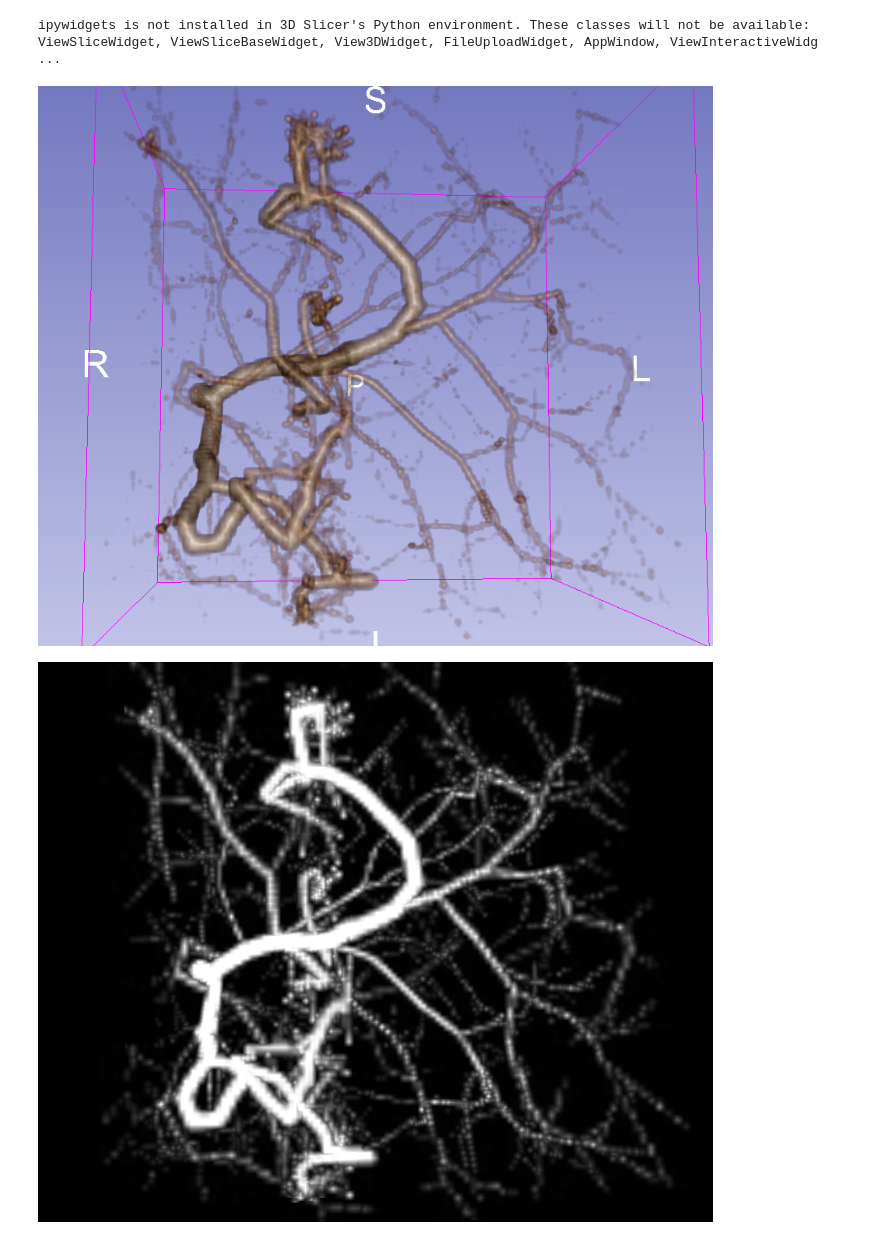
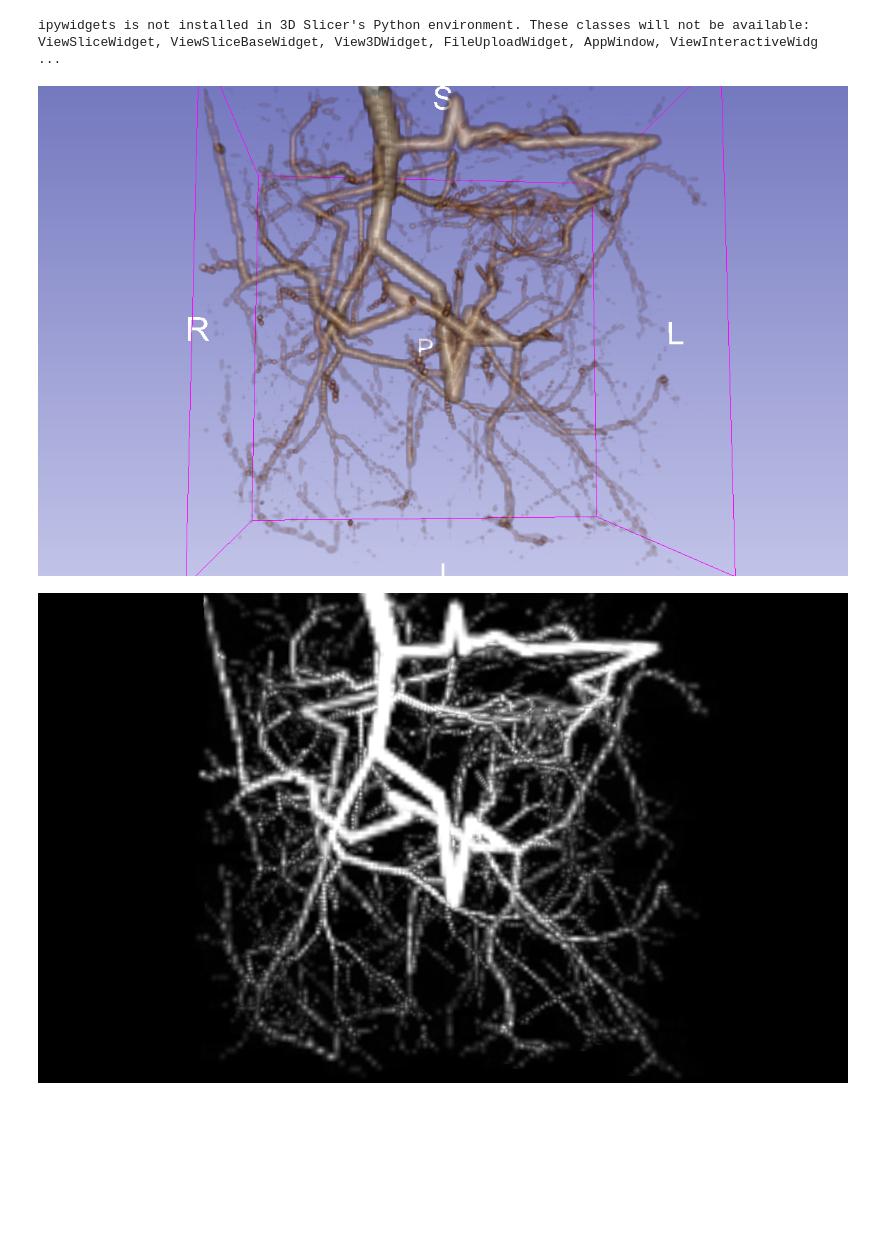
Before and after one commit to jkaethee/VascuSynth-AI, a Jupyter notebook: MIP_Generator.ipynb, the cells around one changed output. Saved outputs shown, nothing was run; the diff lists cells and outputs as text; code cells hidden in the pictures; blank space fills up the shorter version.

```diff
--- a/MIP_Generator.ipynb
+++ b/MIP_Generator.ipynb
@@ -1,25 +1,25 @@
 # %%
 import JupyterNotebooksLib as slicernb
 import slicer
 import ScreenCapture
 import vtk
 
-tree_num = 3
+tree_num = 1
 # Load stack of images
 volume = slicer.util.loadVolume("/home/jathushan/Desktop/VascuSynth/HT_Trees/image_" +str(tree_num)+ "/original_image/image000.jpg", {"singleFile": False})
 
 # Enable 3D volume render
 slicernb.showVolumeRendering(volume)
 layoutManager = slicer.app.layoutManager()
 threeDWidget = layoutManager.threeDWidget(0)
 threeDView = threeDWidget.threeDView()
 threeDView.resetFocalPoint()
 camera = slicer.mrmlScene.GetFirstNodeByClass('vtkMRMLCameraNode').GetCamera()
 camera.Dolly(2.5)
 slicernb.ViewDisplay("OneUp3D")
 # %% [output]
 ipywidgets is not installed in 3D Slicer's Python environment. These classes will not be available: ViewSliceWidget, ViewSliceBaseWidget, View3DWidget, FileUploadWidget, AppWindow, ViewInteractiveWidg ...
-[figure, old version]
+[figure, new version]
 # %%
 def showVolumeRenderingMIP(volumeNode):
   """
@@ -58,7 +58,7 @@ v.SetAxisLabelsVisible(False)
 
 slicernb.ViewDisplay("OneUp3D")
 # %% [output]
-[figure, old version]
+[figure, new version]
 # %%
 import os
 # Make new folders for the MIPs
```
Also changed, not shown: parts of 1 cell of this notebook, 6 other files.
